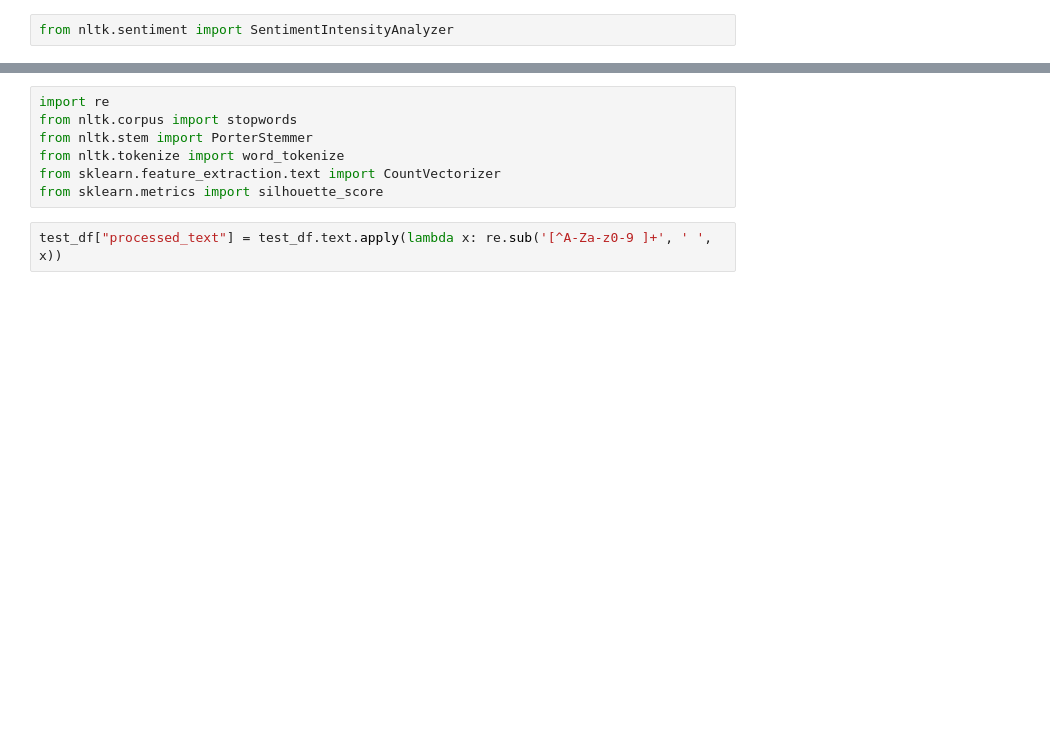
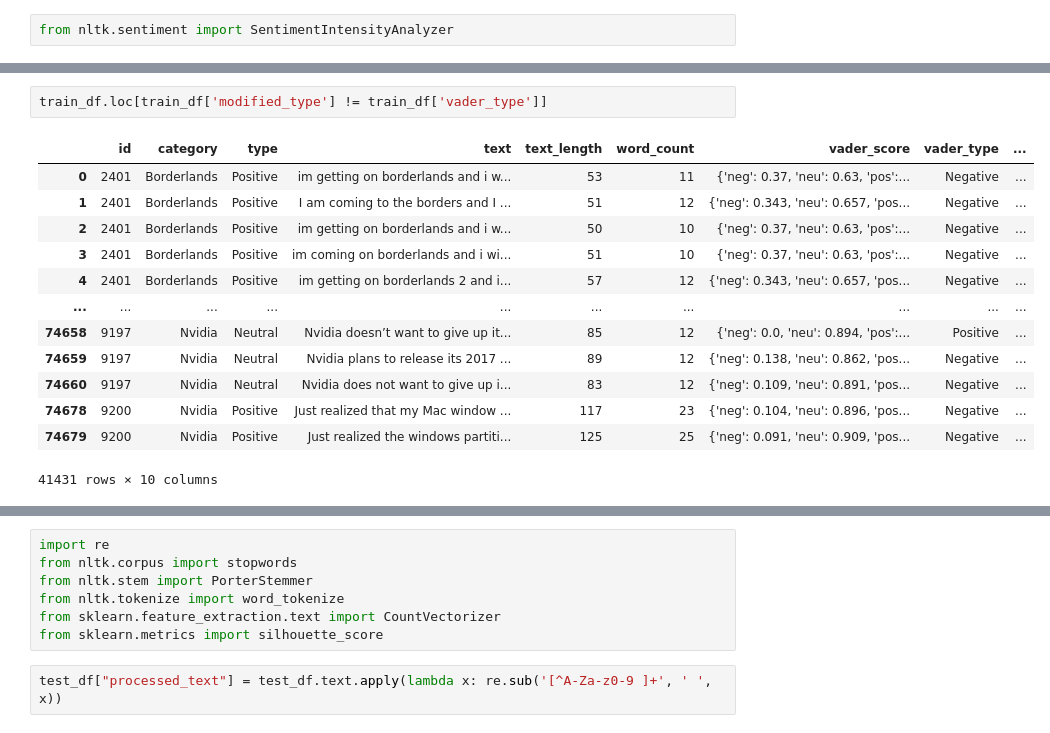
Before and after one commit to Maurice010/Data-Science-2023-2024, a Jupyter notebook: Assignment_5_optional.ipynb, the cells around one changed output, grey strips where cells are left out. Saved outputs shown, nothing was run; the diff lists cells and outputs as text; blank space fills up the shorter version.

```diff
--- a/Assignment_5_optional.ipynb
+++ b/Assignment_5_optional.ipynb
@@ -351,0 +525,16 @@ analyzer .polarity_scores(train_df['text'][20])
+# %%
+train_df.loc[train_df['modified_type'] != train_df['vader_type']]
+# %% [output]
+|  | id | category | type | text | text_length | word_count | vader_score | vader_type | ... |
+| 0 | 2401 | Borderlands | Positive | im getting on borderlands and i w... | 53 | 11 | {'neg': 0.37, 'neu': 0.63, 'pos':... | Negative | ... |
+| 1 | 2401 | Borderlands | Positive | I am coming to the borders and I ... | 51 | 12 | {'neg': 0.343, 'neu': 0.657, 'pos... | Negative | ... |
+| 2 | 2401 | Borderlands | Positive | im getting on borderlands and i w... | 50 | 10 | {'neg': 0.37, 'neu': 0.63, 'pos':... | Negative | ... |
+| 3 | 2401 | Borderlands | Positive | im coming on borderlands and i wi... | 51 | 10 | {'neg': 0.37, 'neu': 0.63, 'pos':... | Negative | ... |
+| 4 | 2401 | Borderlands | Positive | im getting on borderlands 2 and i... | 57 | 12 | {'neg': 0.343, 'neu': 0.657, 'pos... | Negative | ... |
+| ... | ... | ... | ... | ... | ... | ... | ... | ... | ... |
+| 74658 | 9197 | Nvidia | Neutral | Nvidia doesn’t want to give up it... | 85 | 12 | {'neg': 0.0, 'neu': 0.894, 'pos':... | Positive | ... |
+| 74659 | 9197 | Nvidia | Neutral | Nvidia plans to release its 2017 ... | 89 | 12 | {'neg': 0.138, 'neu': 0.862, 'pos... | Negative | ... |
+| 74660 | 9197 | Nvidia | Neutral | Nvidia does not want to give up i... | 83 | 12 | {'neg': 0.109, 'neu': 0.891, 'pos... | Negative | ... |
+| 74678 | 9200 | Nvidia | Positive | Just realized that my Mac window ... | 117 | 23 | {'neg': 0.104, 'neu': 0.896, 'pos... | Negative | ... |
+| 74679 | 9200 | Nvidia | Positive | Just realized the windows partiti... | 125 | 25 | {'neg': 0.091, 'neu': 0.909, 'pos... | Negative | ... |
+41431 rows × 10 columns
```
Also changed, not shown: parts of 35 cells of this notebook.
